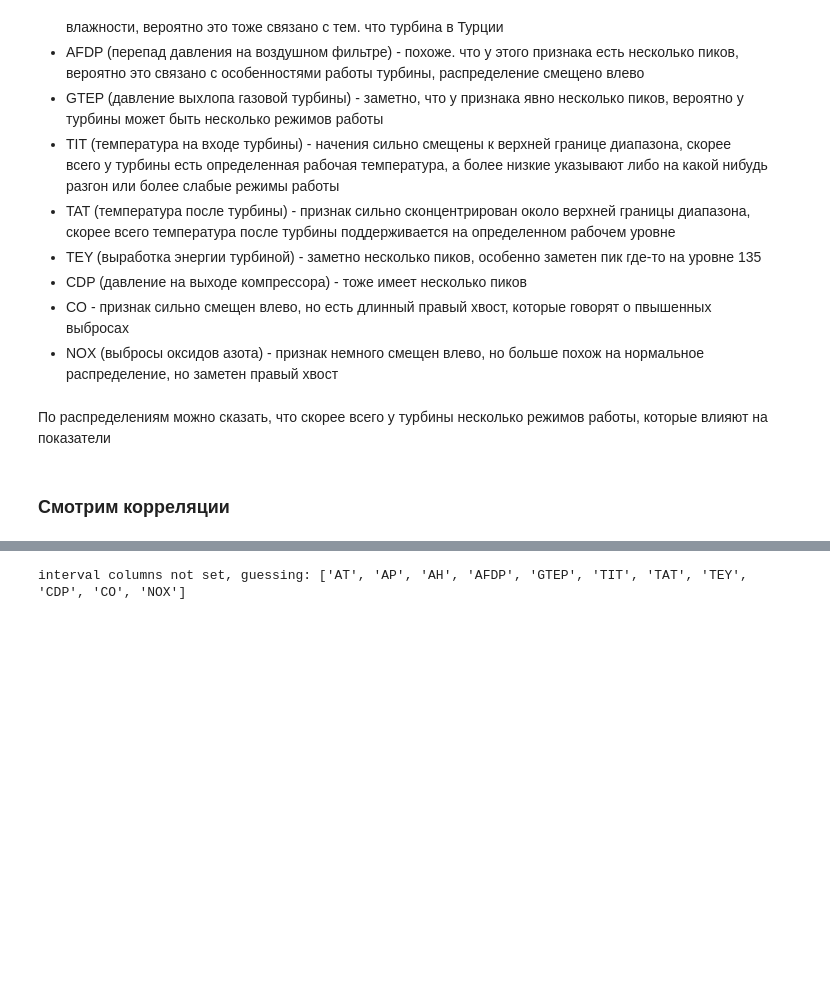
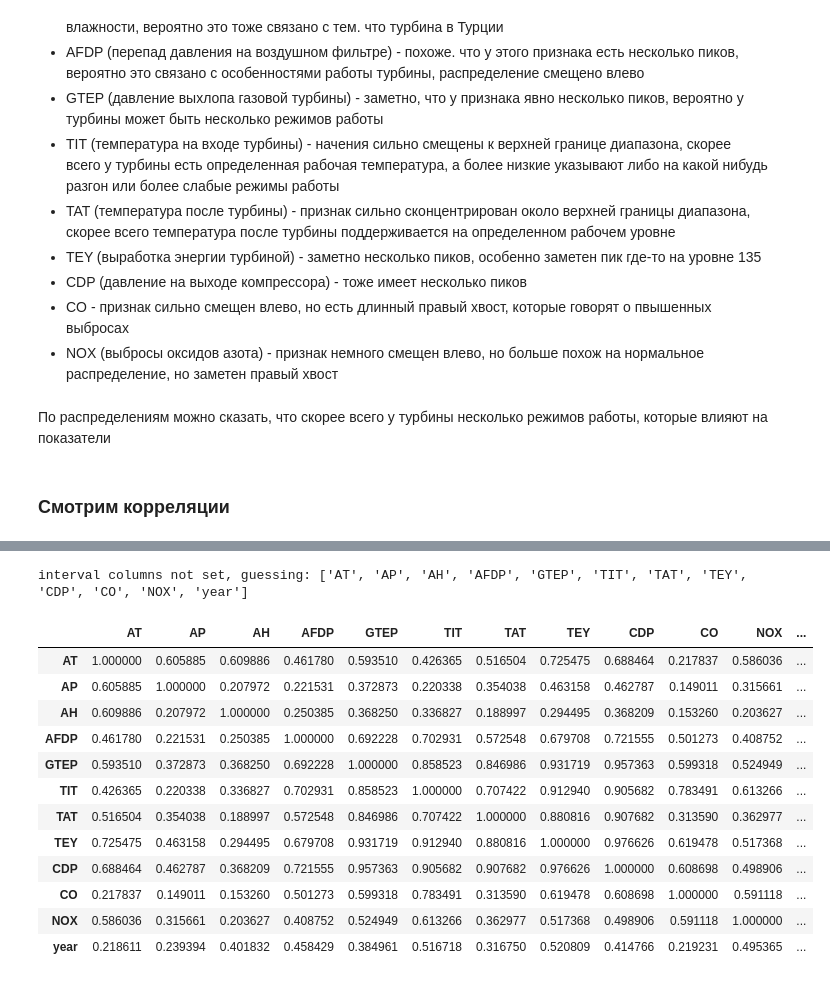
Before and after one commit to lezzzl/ab_tests, a Jupyter notebook: part_2.ipynb, the cells around one changed output, grey strips where cells are left out. Drawn from its saved outputs; the diff is of its cells as text; code cells hidden in the pictures; blank space fills up the shorter version.

```diff
--- a/part_2.ipynb
+++ b/part_2.ipynb
@@ -381,6 +381,18 @@ plt.show()
 # %%
-phik_df = data.drop(columns=['year'])
-
-phik_corr = phik_df.phik_matrix()
+phik_corr = data.phik_matrix()
+phik_corr
 # %% [output]
-interval columns not set, guessing: ['AT', 'AP', 'AH', 'AFDP', 'GTEP', 'TIT', 'TAT', 'TEY', 'CDP', 'CO', 'NOX']
+interval columns not set, guessing: ['AT', 'AP', 'AH', 'AFDP', 'GTEP', 'TIT', 'TAT', 'TEY', 'CDP', 'CO', 'NOX', 'year']
+|  | AT | AP | AH | AFDP | GTEP | TIT | TAT | TEY | CDP | CO | NOX | ... |
+| AT | 1.000000 | 0.605885 | 0.609886 | 0.461780 | 0.593510 | 0.426365 | 0.516504 | 0.725475 | 0.688464 | 0.217837 | 0.586036 | ... |
+| AP | 0.605885 | 1.000000 | 0.207972 | 0.221531 | 0.372873 | 0.220338 | 0.354038 | 0.463158 | 0.462787 | 0.149011 | 0.315661 | ... |
+| AH | 0.609886 | 0.207972 | 1.000000 | 0.250385 | 0.368250 | 0.336827 | 0.188997 | 0.294495 | 0.368209 | 0.153260 | 0.203627 | ... |
+| AFDP | 0.461780 | 0.221531 | 0.250385 | 1.000000 | 0.692228 | 0.702931 | 0.572548 | 0.679708 | 0.721555 | 0.501273 | 0.408752 | ... |
+| GTEP | 0.593510 | 0.372873 | 0.368250 | 0.692228 | 1.000000 | 0.858523 | 0.846986 | 0.931719 | 0.957363 | 0.599318 | 0.524949 | ... |
+| TIT | 0.426365 | 0.220338 | 0.336827 | 0.702931 | 0.858523 | 1.000000 | 0.707422 | 0.912940 | 0.905682 | 0.783491 | 0.613266 | ... |
+| TAT | 0.516504 | 0.354038 | 0.188997 | 0.572548 | 0.846986 | 0.707422 | 1.000000 | 0.880816 | 0.907682 | 0.313590 | 0.362977 | ... |
+| TEY | 0.725475 | 0.463158 | 0.294495 | 0.679708 | 0.931719 | 0.912940 | 0.880816 | 1.000000 | 0.976626 | 0.619478 | 0.517368 | ... |
+| CDP | 0.688464 | 0.462787 | 0.368209 | 0.721555 | 0.957363 | 0.905682 | 0.907682 | 0.976626 | 1.000000 | 0.608698 | 0.498906 | ... |
+| CO | 0.217837 | 0.149011 | 0.153260 | 0.501273 | 0.599318 | 0.783491 | 0.313590 | 0.619478 | 0.608698 | 1.000000 | 0.591118 | ... |
+| NOX | 0.586036 | 0.315661 | 0.203627 | 0.408752 | 0.524949 | 0.613266 | 0.362977 | 0.517368 | 0.498906 | 0.591118 | 1.000000 | ... |
+| year | 0.218611 | 0.239394 | 0.401832 | 0.458429 | 0.384961 | 0.516718 | 0.316750 | 0.520809 | 0.414766 | 0.219231 | 0.495365 | ... |
```
Also changed, not shown: parts of 3 cells of this notebook.
